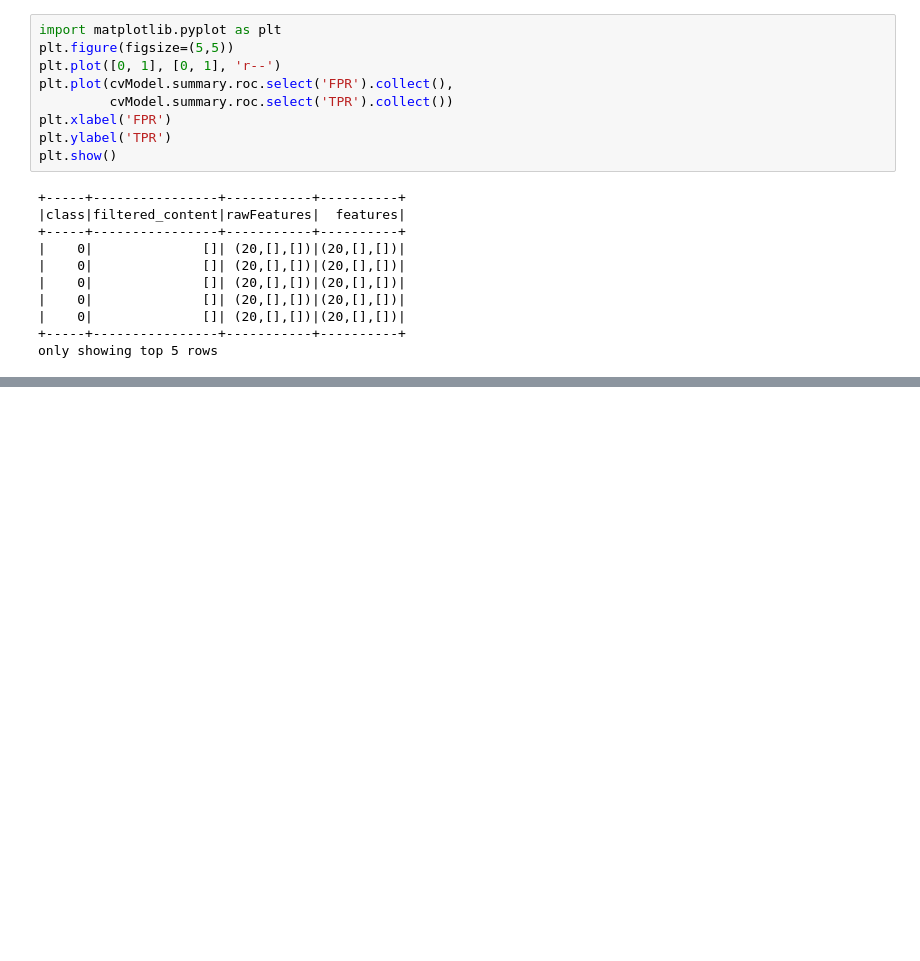
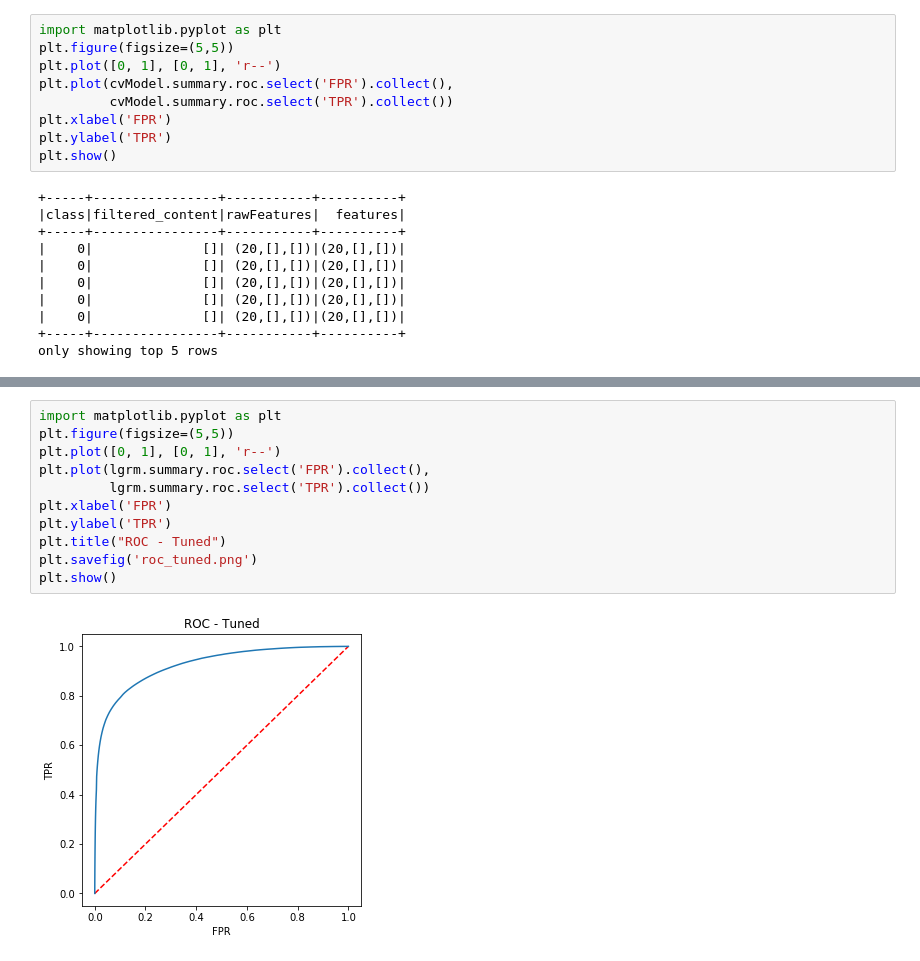
Before and after one commit to ami-parikh/BDP_Final, a Jupyter notebook: model.ipynb, the cells around one changed output, grey strips where cells are left out. Cells and saved outputs as stored; diff of their text form; blank space fills up the shorter version.

```diff
--- a/model.ipynb
+++ b/model.ipynb
@@ -368,0 +419,13 @@ only showing top 5 rows
+# %%
+import matplotlib.pyplot as plt
+plt.figure(figsize=(5,5))
+plt.plot([0, 1], [0, 1], 'r--')
+plt.plot(lgrm.summary.roc.select('FPR').collect(),
+         lgrm.summary.roc.select('TPR').collect())
+plt.xlabel('FPR')
+plt.ylabel('TPR')
+plt.title("ROC - Tuned")
+plt.savefig('roc_tuned.png')
+plt.show()
+# %% [output]
+[figure, added]
```
Also changed, not shown: parts of 4 cells of this notebook.
